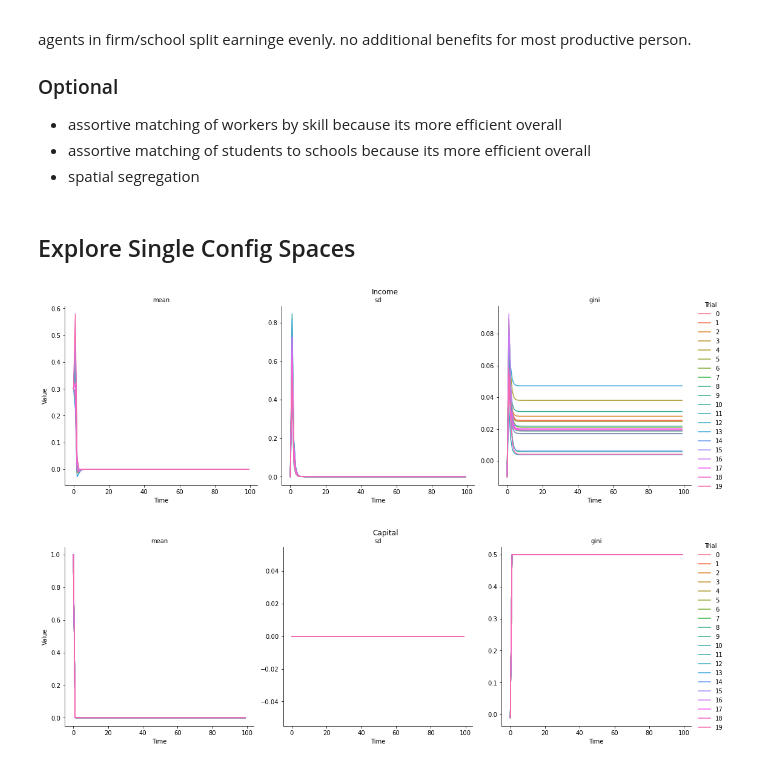
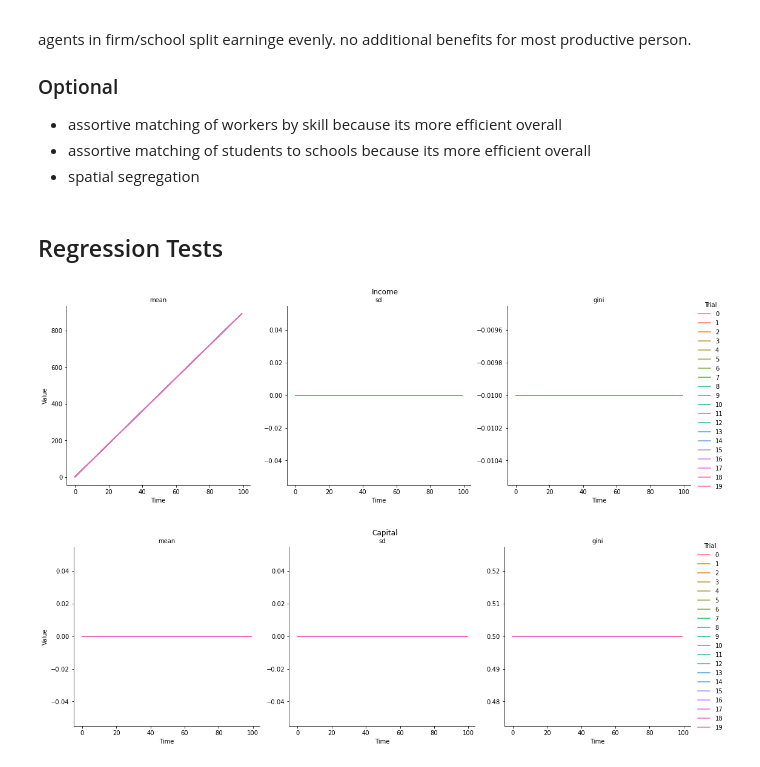
Before and after one commit to eric-mc2/MobilitySim, a Jupyter notebook: Inter-Generational Mobility.ipynb, the cells around one changed output. Drawn from its saved outputs; the diff is of its cells as text; code cells hidden in the pictures.

Commit message:
fix bug forgot to update capital at each tick
and play with magnitude of capital function

```diff
--- a/Inter-Generational Mobility.ipynb
+++ b/Inter-Generational Mobility.ipynb
@@ -57,21 +58,19 @@ from sim import Sim
 import numpy as np
-# %% [markdown]
-## Explore Single Config Spaces
+# %% [markdown]
+## Regression Tests
 # %%
+# Linear income growth.
 sim = Sim()
 
-sim.set('PARENTAL_INVESTMENT_COEF', .30)
-sim.set('SKILL_FROM_NEIGHBOR_INCOME', .30)
-sim.set('SKILL_FROM_PARENT_INCOME', .30)
-sim.set('CAPITAL_EFFICIENCY', 1.5)
-sim.set('INCOME_NOISE_ADDITIVE', 0)
-sim.set('INCOME_NOISE_AUTOREG', 0)
-sim.set('TAX_RATE', .7)
-
+sim.set('PARENTAL_INVESTMENT_COEF', 1)
+sim.set('INCOME_GROWTH', 9)
+sim.set('SKILL_FROM_INCOME', 0)
+sim.set('CAPITAL_EFFICIENCY', 0)
+sim.set('TAX_RATE', 0)
 
 res = sim.run(20)
 res.income.plot()
 res.human_capital.plot()
 # %% [output]
-[figure, old version]
+[figure, new version]
-[figure, old version]
+[figure, new version]
```
Also changed, not shown: parts of 6 cells of this notebook, 2 other files.
